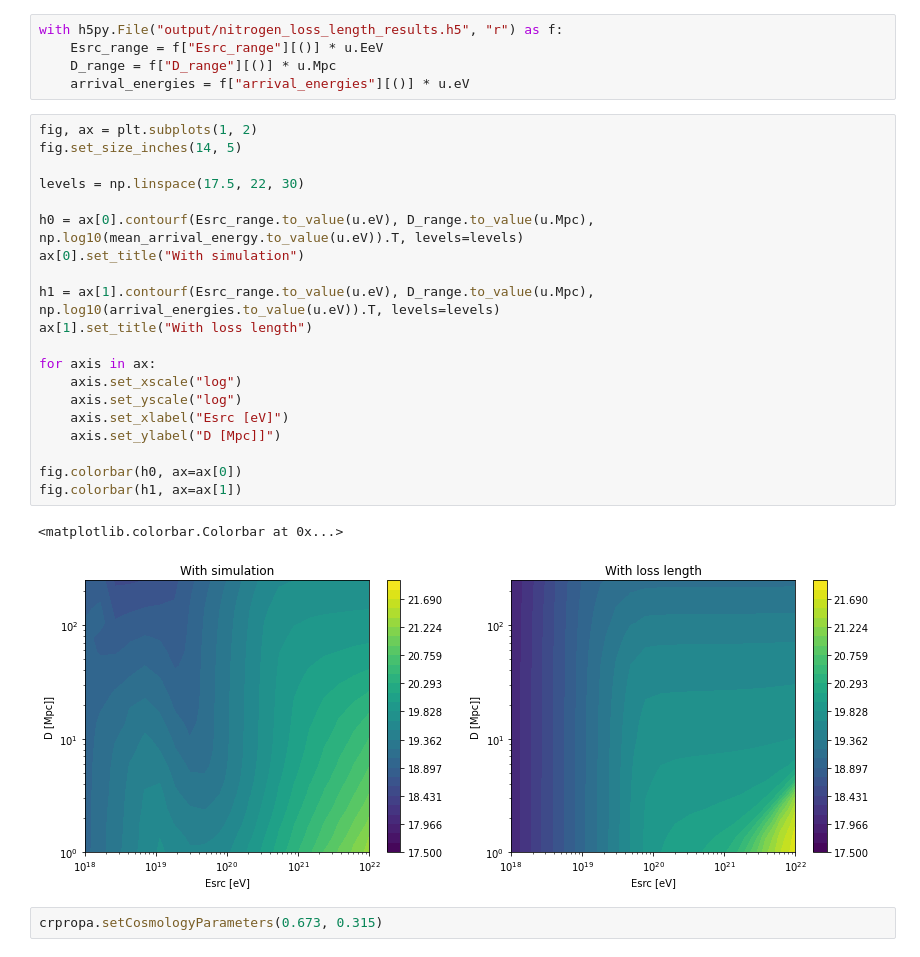
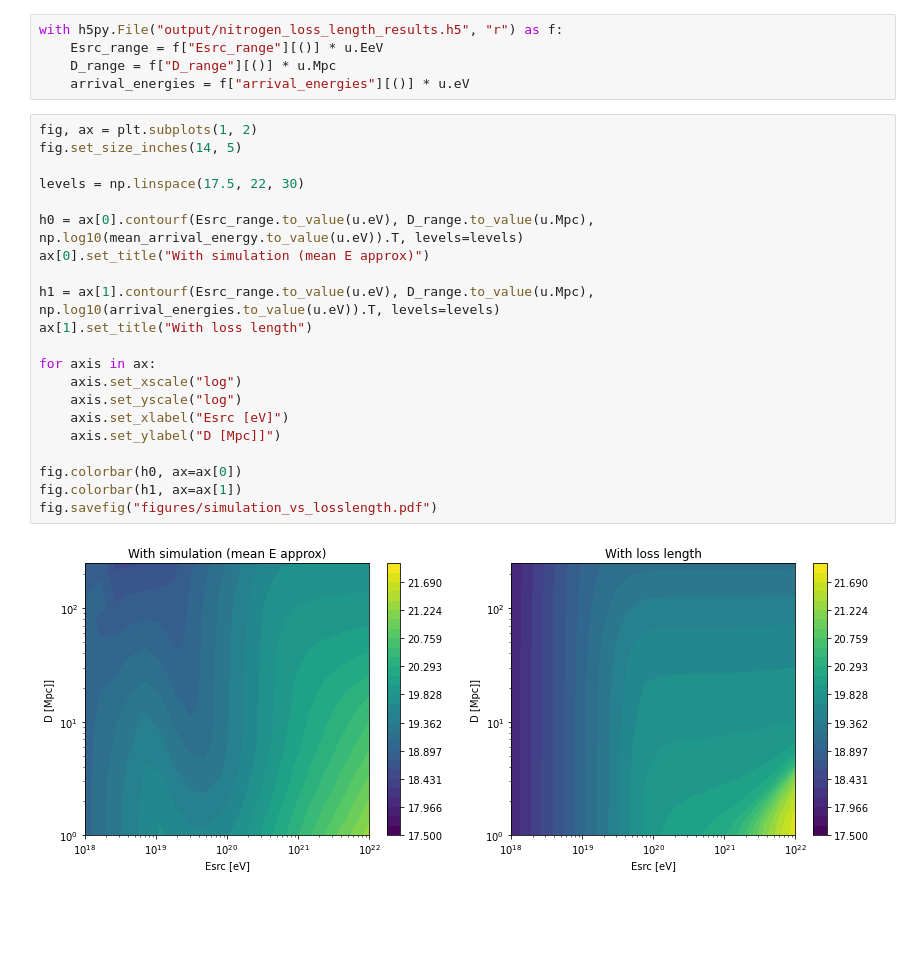
Before and after one commit to uhecr-project/uhecr_model, a Jupyter notebook: uhecr_model/paper_1/energy_loss/energy_loss.ipynb, the cells around one changed output. Cells and saved outputs as stored; diff of their text form; blank space fills up the shorter version.

```diff
--- a/uhecr_model/paper_1/energy_loss/energy_loss.ipynb
+++ b/uhecr_model/paper_1/energy_loss/energy_loss.ipynb
@@ -391,25 +393,23 @@ with h5py.File("output/nitrogen_loss_length_results.h5", "r") as f:
 # %%
 fig, ax = plt.subplots(1, 2)
 fig.set_size_inches(14, 5)
 
 levels = np.linspace(17.5, 22, 30)
 
 h0 = ax[0].contourf(Esrc_range.to_value(u.eV), D_range.to_value(u.Mpc), np.log10(mean_arrival_energy.to_value(u.eV)).T, levels=levels)
-ax[0].set_title("With simulation")
+ax[0].set_title("With simulation (mean E approx)")
 
 h1 = ax[1].contourf(Esrc_range.to_value(u.eV), D_range.to_value(u.Mpc), np.log10(arrival_energies.to_value(u.eV)).T, levels=levels)
 ax[1].set_title("With loss length")
 
 for axis in ax:
     axis.set_xscale("log")
     axis.set_yscale("log")
     axis.set_xlabel("Esrc [eV]")
     axis.set_ylabel("D [Mpc]]")
 
 fig.colorbar(h0, ax=ax[0])
 fig.colorbar(h1, ax=ax[1])
+fig.savefig("figures/simulation_vs_losslength.pdf")
 # %% [output]
-<matplotlib.colorbar.Colorbar at 0x...>
-[figure, old version]
+[figure, new version]
-# %%
-crpropa.setCosmologyParameters(0.673, 0.315)
```
Also changed, not shown: parts of 3 cells of this notebook.
